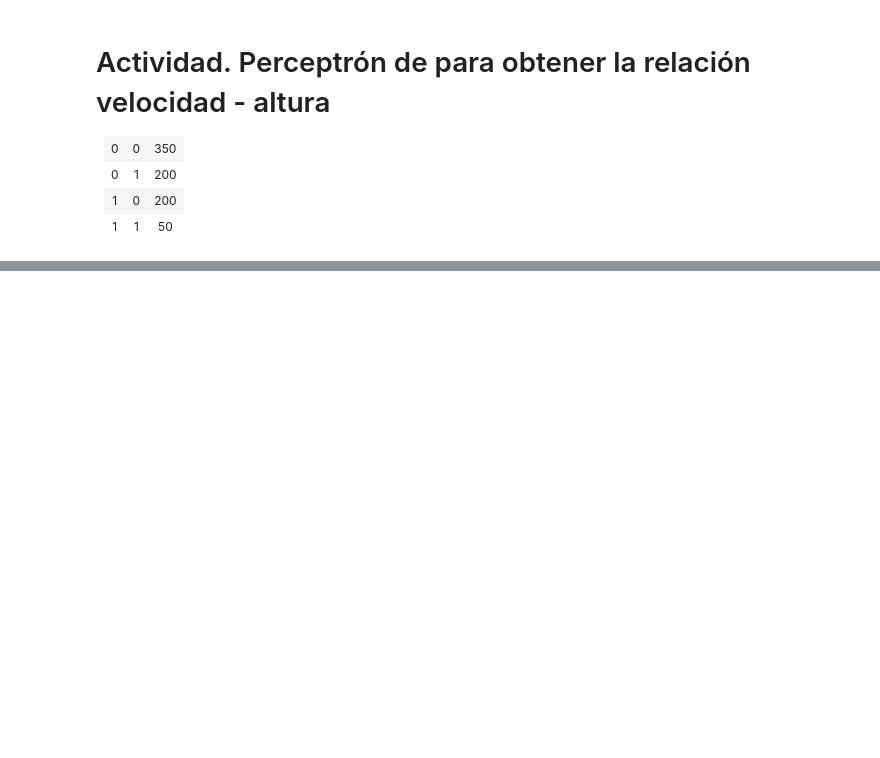
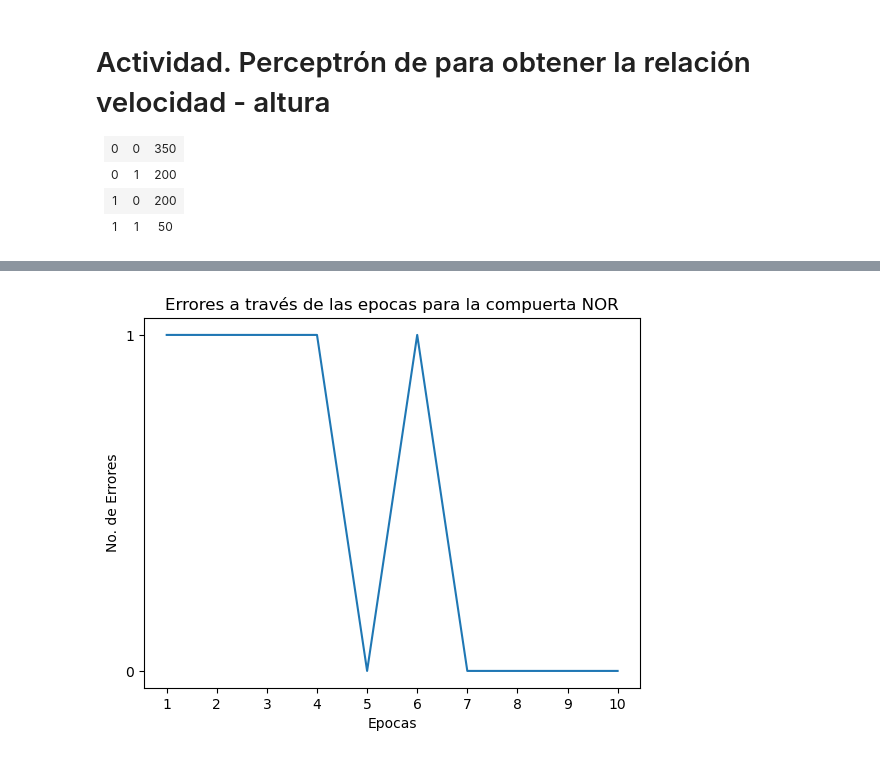
Before and after one commit to pprezp/DSRN_UAEMEX, a Jupyter notebook: Modulo_03/Programas/perceptron_velocidad_automatico.ipynb, the cells around one changed output, grey strips where cells are left out. Cells and saved outputs as stored; diff of their text form; code cells hidden in the pictures; blank space fills up the shorter version.

```diff
--- a/Modulo_03/Programas/perceptron_velocidad_automatico.ipynb
+++ b/Modulo_03/Programas/perceptron_velocidad_automatico.ipynb
@@ -53,7 +53,7 @@ import matplotlib.pyplot as plt
 %matplotlib inline
 
 # Definición de las entradas de la tabla de verdad
-entradas = np.array( [ [ 0, 0 ], [ 1, 0 ], [ 0, 1 ], [ 1, 1 ] ] )
+entradas = np.array( [ [ 0, 0 ], [ 0, 1 ], [ 1, 0 ], [ 1, 1 ] ] )
 
 # Definión de los resultados esperados del procesamiento de la información por el perceptrón
 resultadoEsperado = np.array( [ 350, 200, 200, 50 ] )
@@ -136,0 +141,68 @@ Bias Finales: [350.]
+# %%
+import numpy as np
+import matplotlib.pyplot as plt
+from sklearn.linear_model import Perceptron
+%matplotlib inline
+
+# Definición de las entradas de la tabla de verdad
+entradas = np.array( [ [ 0, 0 ], [ 0, 1 ], [ 1, 0 ], [ 1, 1 ] ] )
+
+# Definión de los resultados esperados del procesamiento de la información por el perceptrón
+resultadoEsperado = np.array( [ 300, 250, 250, 50 ] )
+
+# Definiendo el perceptron que realizará los cálculos de la compuerta
+modelo = Perceptron(eta0=0.5, max_iter=1, warm_start=True)
+
+# Definición de las epocas
+epocas = 10
+
+# Inicializando los arreglos donde se almacenaran los valores y las epocas correspondientes
+errores_x_epoca = []
+epocas_tiempo = []
+
+#Entrenando la 1er vez el perceptrón, para obtener los valores iniciales
+modelo.partial_fit(entradas, resultadoEsperado, classes=np.array([300, 250, 50]))
+
+#Imprimiendo los valores iniciales
+print("\nPesos Iniciales")
+print("Weights:", modelo.coef_)
+print("Bias:", modelo.intercept_)
+
+# Iterando sobre x número de épocas
+for epoca in range(epocas):
+
+    # Entrenando el modelo por época
+    modelo.partial_fit(entradas, resultadoEsperado )
+
+    # Obteniendo las predicciones
+    predicciones = modelo.predict(entradas)
+
+    # Obteniendo los errores
+    error = np.sum(predicciones != resultadoEsperado)
+    errores_x_epoca.append(error)
+
+    # Añadiendo la época correspondiente
+    epocas_tiempo.append( epoca + 1)
+
+    # Imprimiendo los valores obtenidos por cada época
+    print(f"\nÉpoca {epoca+1}")
+    print("Predicciones:", predicciones)
+    print("Error:", error)
+    print("Weights:", modelo.coef_)
+    print("Bias:", modelo.intercept_)
+
+# Imprimiendo los valores finales obtenidos
+print("\nPesos Finales")
+print("Weights:", modelo.coef_)
+print("Bias:", modelo.intercept_)
+
+# Procediendo a a graficar los valores de errores totales por épocas
+plt.plot( epocas_tiempo, errores_x_epoca )
+plt.title('Errores a través de las epocas para la compuerta NOR')
+plt.ylabel('No. de Errores')
+plt.xlabel('Epocas')
+plt.xticks( range(1, np.max( epocas_tiempo ) + 1 ) )
+plt.yticks(range(0, np.max( errores_x_epoca ) + 1 ) )
+plt.autoscale(True)
+plt.show()
+# %% [output]
@@ -136,0 +226 @@ Bias Finales: [350.]
+[figure, added]
```
Also changed, not shown: parts of 3 cells of this notebook, 3 other files.
